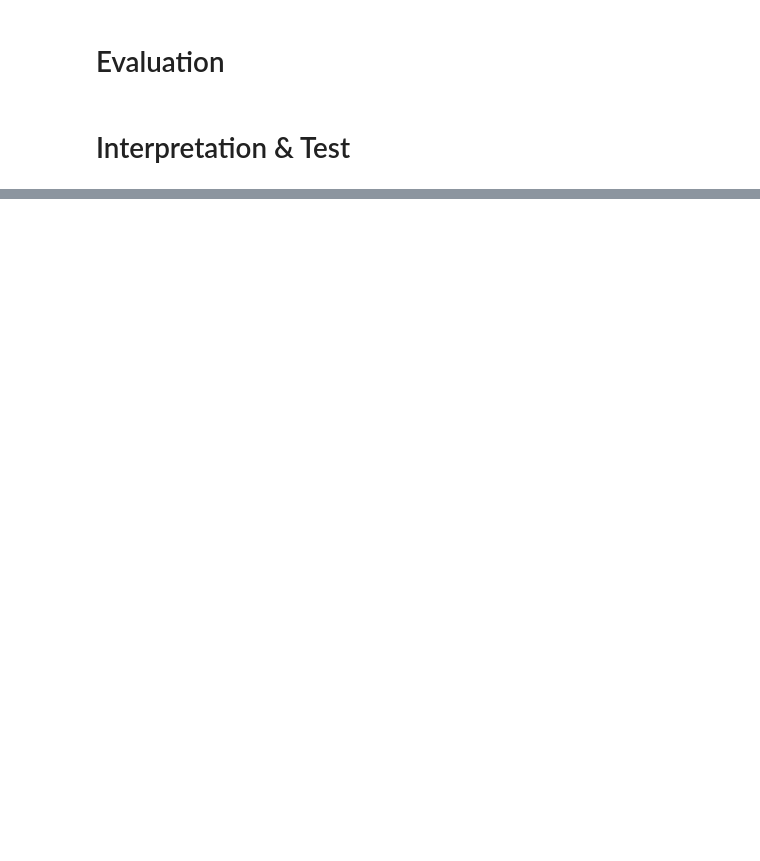
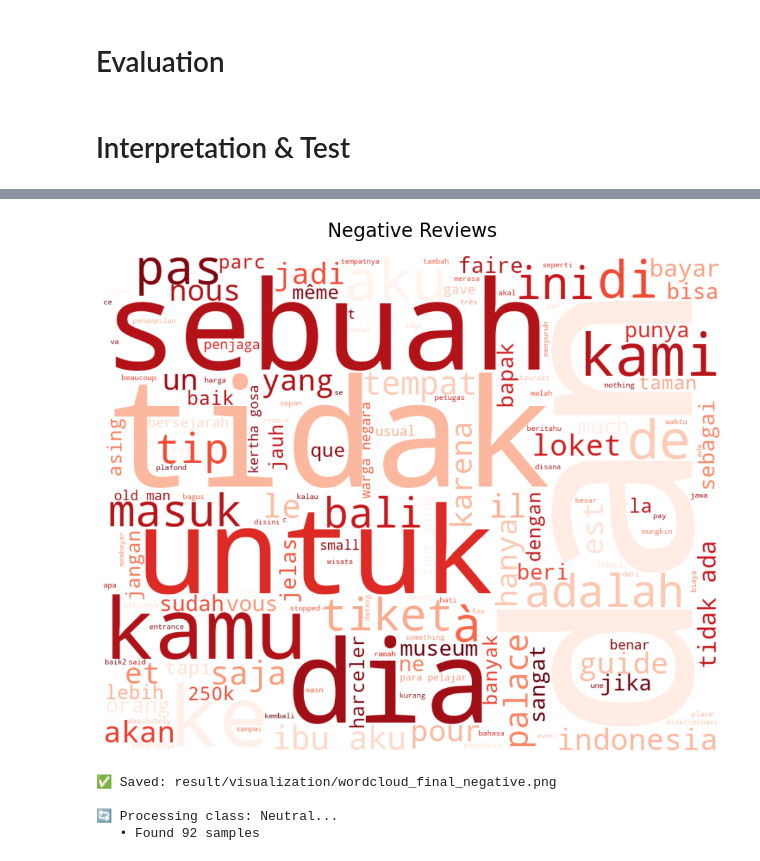
Before and after one commit to mpfordreamer/xlm-roberta-kertagosa, a Jupyter notebook: kertagosa.ipynb, the cells around one changed output, grey strips where cells are left out. Cells and saved outputs as stored; diff of their text form; code cells hidden in the pictures; blank space fills up the shorter version.

```diff
--- a/kertagosa.ipynb
+++ b/kertagosa.ipynb
@@ -1340,0 +1430,75 @@ print("\n🎉 TESTING COMPLETE! Model performance validated on unseen test data.
+# %%
+# ==========================================
+# ☁️ GENERATE SEPARATE WORD CLOUDS (BY CLASS)
+# ==========================================
+import pandas as pd
+import matplotlib.pyplot as plt
+from wordcloud import WordCloud
+import os
+
+print("\n" + "="*60)
+print("☁️ GENERATING SEPARATE WORD CLOUDS FROM DATASET_FINAL.XLSX")
+print("="*60)
+
+# Load Data
+file_path = 'dataset/dataset_final.xlsx'
+if os.path.exists(file_path):
+    print(f"📂 Loading data from: {file_path}")
+    df_all = pd.read_excel(file_path)
+
+    # Ensure text and label columns exist
+    if 'text' in df_all.columns and 'label' in df_all.columns:
+
+        # Define mappings
+        label_map = {0: "Negative", 1: "Neutral", 2: "Positive"}
+        colors = {"Negative": "Reds", "Neutral": "Greys", "Positive": "Greens"}
+
+        # Create output directory
+        os.makedirs('result/visualization', exist_ok=True)
+
+        # Iterate through each class
+        for label_code, label_name in label_map.items():
+            print(f"\n🔄 Processing class: {label_name}...")
+
+            # Filter data for this class
+            df_class = df_all[df_all['label'] == label_code]
+
+            # Combine text (No extra cleaning, just converting to string and joining)
+            # Using astype(str) ensures NaNs don't break the join
+            all_text = " ".join(df_class['text'].astype(str).tolist())
+
+            print(f"   • Found {len(df_class)} samples")
+
+            # Generate Word Cloud
+            plt.figure(figsize=(10, 8))
+
+            if not all_text.strip():
+                plt.text(0.5, 0.5, f"No data for {label_name}", ha='center', fontsize=20)
+            else:
+                wordcloud = WordCloud(
+                    width=1000,
+                    height=800,
+                    background_color='white',
+                    colormap=colors[label_name],
+                    max_words=150
+                ).generate(all_text)
+                plt.imshow(wordcloud, interpolation='bilinear')
+
+            plt.title(f"{label_name} Reviews", fontsize=20, pad=20)
+            plt.axis('off')
+
+            # Save Output
+            save_path = f'result/visualization/wordcloud_final_{label_name.lower()}.png'
+            plt.tight_layout()
+            plt.savefig(save_path, dpi=300)
+            plt.show()
+
+            print(f"✅ Saved: {save_path}")
+
+        print("\n🎉 All class-specific word clouds generated!")
+
+    else:
+        print("❌ Error: 'text' or 'label' column not found in the dataset.")
+else:
+    print(f"❌ Error: File not found at {file_path}")
+# %% [output]
@@ -1340,0 +1512,5 @@ print("\n🎉 TESTING COMPLETE! Model performance validated on unseen test data.
+[figure, added]
+✅ Saved: result/visualization/wordcloud_final_negative.png
+
+🔄 Processing class: Neutral...
+   • Found 92 samples
```
Also changed, not shown: parts of 7 cells of this notebook, 1 other file.
